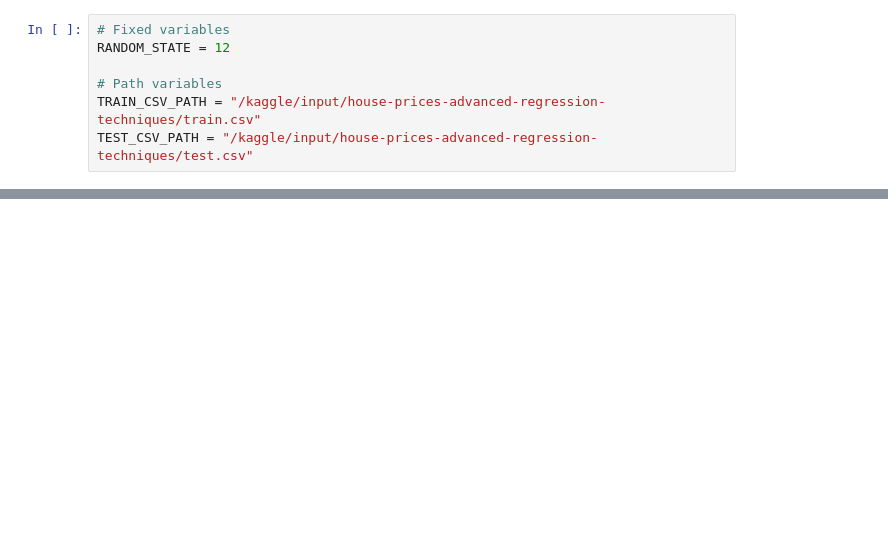
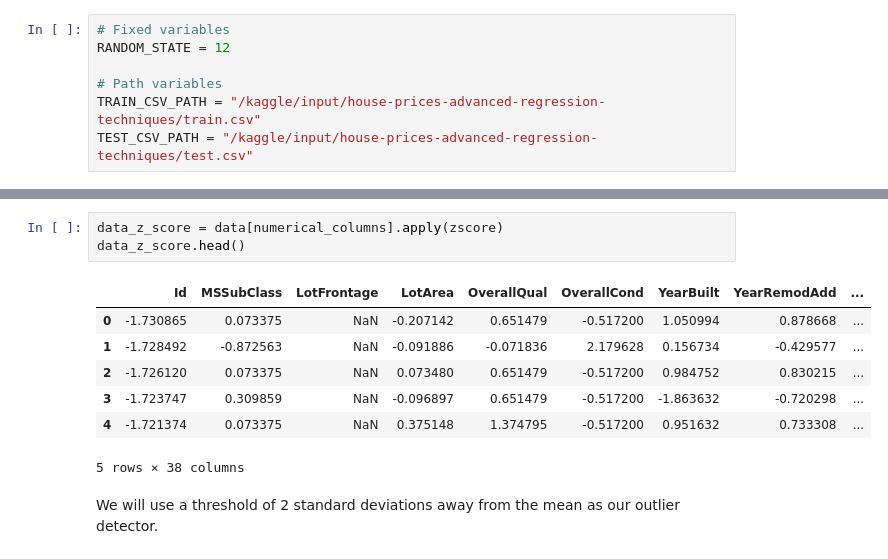
Before and after one commit to jhtkoo0426/kaggle-competitions, a Jupyter notebook: house-price-regression.ipynb, the cells around one changed output, grey strips where cells are left out. Drawn from its saved outputs; the diff is of its cells as text; blank space fills up the shorter version.

```diff
--- a/house-price-regression.ipynb
+++ b/house-price-regression.ipynb
@@ -162,0 +134,13 @@ submission = submission_df.to_csv("submission.csv", encoding='utf-8')
+# %%
+data_z_score = data[numerical_columns].apply(zscore)
+data_z_score.head()
+# %% [output]
+|  | Id | MSSubClass | LotFrontage | LotArea | OverallQual | OverallCond | YearBuilt | YearRemodAdd | ... |
+| 0 | -1.730865 | 0.073375 | NaN | -0.207142 | 0.651479 | -0.517200 | 1.050994 | 0.878668 | ... |
+| 1 | -1.728492 | -0.872563 | NaN | -0.091886 | -0.071836 | 2.179628 | 0.156734 | -0.429577 | ... |
+| 2 | -1.726120 | 0.073375 | NaN | 0.073480 | 0.651479 | -0.517200 | 0.984752 | 0.830215 | ... |
+| 3 | -1.723747 | 0.309859 | NaN | -0.096897 | 0.651479 | -0.517200 | -1.863632 | -0.720298 | ... |
+| 4 | -1.721374 | 0.073375 | NaN | 0.375148 | 1.374795 | -0.517200 | 0.951632 | 0.733308 | ... |
+5 rows × 38 columns
+# %% [markdown]
+We will use a threshold of 2 standard deviations away from the mean as our outlier detector.
```
Also changed, not shown: parts of 62 cells of this notebook.
